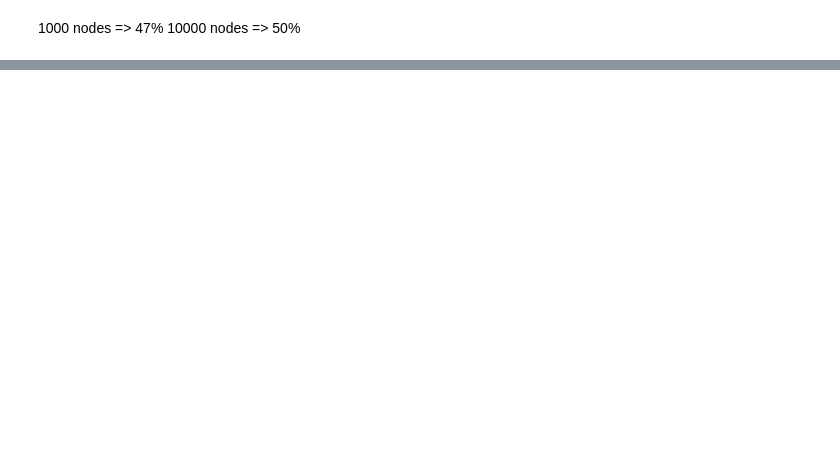
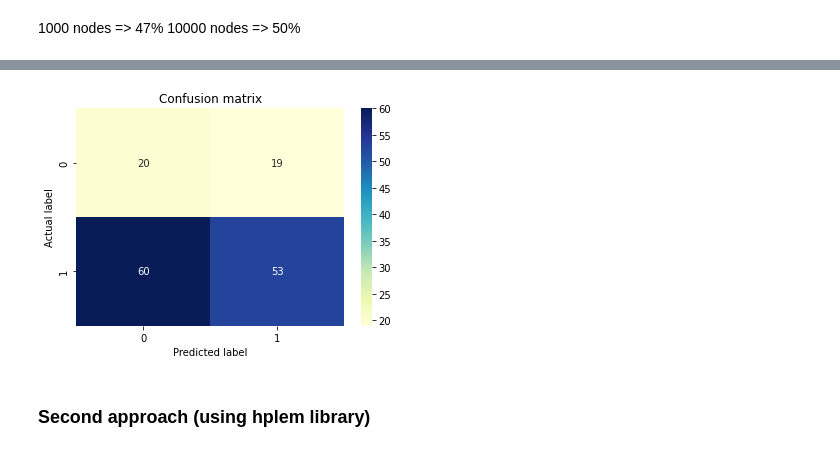
Before and after one commit to ZahraDehghani99/Parkinson-Disease-Classification, a Jupyter notebook: parkinson_disease_classification.ipynb, the cells around one changed output, grey strips where cells are left out. Cells and saved outputs as stored; diff of their text form; code cells hidden in the pictures; blank space fills up the shorter version.

Commit message:
In the middle of adding second approach for ELM.

```diff
--- a/parkinson_disease_classification.ipynb
+++ b/parkinson_disease_classification.ipynb
@@ -514,6 +516,8 @@ input_size = X_train.shape[1]
 hidden_neurons = 10000
 
 Win = np.random.normal(size=[input_size, hidden_neurons])
+biases = np.random.normal(size=[hidden_neurons])
+print(f'biases for hidden layer shape : {biases.shape}')
 print(f'weight from input to hidden shape : {Win.shape}')
 print(f'10 first element of the first row of Win : \n {Win[0][:10]}')
 # %% [output]
@@ -525,6 +530,7 @@ weight from input to hidden shape : (753, 10000)
 def hidden_output(x, Win):
   """caculate output of hidden layer"""
   a = np.dot(x, Win)
+  a = a + biases
   a = np.maximum(a, 0, a) # ReLU
   return a
 
@@ -538,11 +544,12 @@ def W_hidden_output(x, y, Win):
 def sigmoid(x):
   return 1 / (1 + np.exp(-x))
 
-def predict(H, Wout):
-    y_pred = np.dot(H, Wout)
-    y_pred = sigmoid(y_pred)
-    y_pred = np.round(y_pred)
-    return y_pred
+def predict(x, Win, Wout):
+  H = hidden_output(x, Win)
+  y_pred = np.dot(H, Wout)
+  y_pred = sigmoid(y_pred)
+  y_pred = np.round(y_pred)
+  return y_pred
 # %%
 cv_scores = {'Accuracy': []}
 fold = StratifiedKFold(5, shuffle=True, random_state=42)
@@ -567,5 +573,5 @@ ELM accuracy : 0.5065840220385676
 10000 nodes => 50%
 # %%
 Wout = W_hidden_output(X_train, y_train, Win)
-H = hidden_output(X_test, Win)
-y_pred = predict(H, Wout)
+y_pred_train = predict(X_train, Win, Wout)
+y_pred_test = predict(X_test, Win, Wout)
@@ -574,0 +595,6 @@ confusion matrix
+# %%
+confusion_matrix(y_test, y_pred_test)
+# %% [output]
+[figure, added]
+# %% [markdown]
+### Second approach (using hplem library)
```
Also changed, not shown: parts of 11 cells of this notebook.
